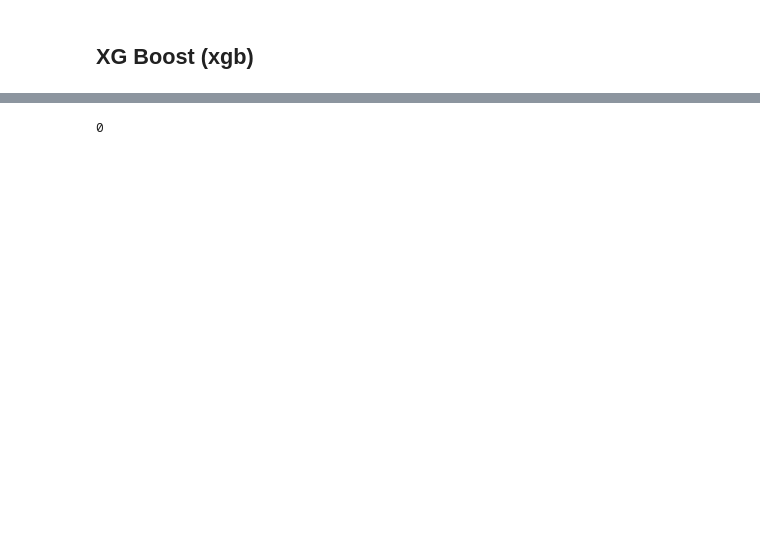
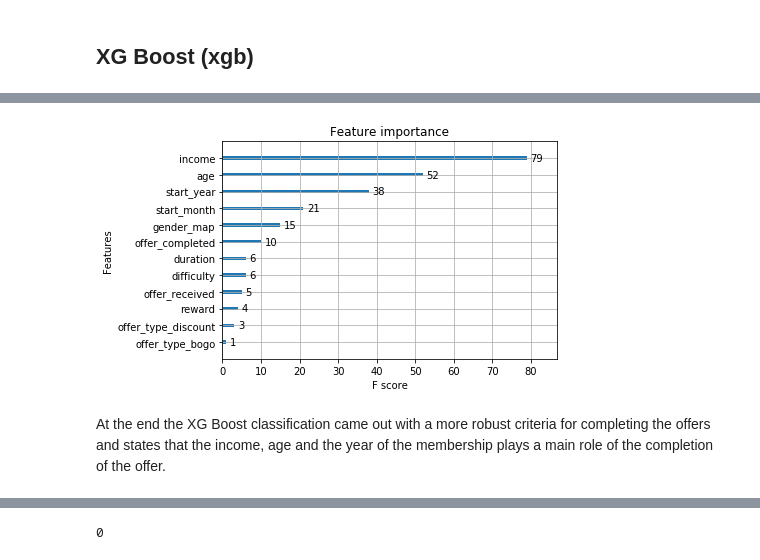
Before and after one commit to jose0628/Starbucks-Capstone-Challenge, a Jupyter notebook: Starbucks_Capstone_notebook.ipynb, the cells around one changed output, grey strips where cells are left out. Saved outputs shown, nothing was run; the diff lists cells and outputs as text; code cells hidden in the pictures; blank space fills up the shorter version.

```diff
--- a/Starbucks_Capstone_notebook.ipynb
+++ b/Starbucks_Capstone_notebook.ipynb
@@ -1096,2 +1106,12 @@ In the previous two models we have still not find a robust predictor, in order t
 # %% [markdown]
 ## XG Boost (xgb)
+# %%
+xbg_data = dataset.copy()
+
+X_xgb = xbg_data.drop(['offer_completed'], axis=1)
+y_xgb = xbg_data['offer_completed']
+
+data_dmatrix = xgb.DMatrix(data=X,label=y)
+
+X_train_xgb, X_test_xgb, y_train_xgb, y_test_xgb = train_test_split(X_xgb, y_xgb, test_size=0.3, random_state=123)
+X_train_xgb.shape, X_test_xgb.shape, y_train_xgb.shape, y_test_xgb.shape
@@ -1097,0 +1156,5 @@ In the previous two models we have still not find a robust predictor, in order t
+# %%
+params = {"objective":"reg:linear",'colsample_bytree': 0.3,'learning_rate': 0.1,'max_depth': 5, 'alpha': 10}
+cv_results = xgb.cv(dtrain=data_dmatrix, params=params, nfold=3,
+                    num_boost_round=50,early_stopping_rounds=10,metrics="rmse", as_pandas=True, seed=123)
+cv_results.head()
@@ -1097,0 +1179,2 @@ In the previous two models we have still not find a robust predictor, in order t
+# %%
+xg_reg = xgb.train(params=params, dtrain=data_dmatrix, num_boost_round=49)
@@ -1098 +1184,9 @@ In the previous two models we have still not find a robust predictor, in order t
+# %%
+xgb.plot_importance(xg_reg)
+plt.rcParams['figure.figsize'] = [5, 5]
+plt.show()
+# %% [output]
+[figure, added]
+# %% [markdown]
+At the end the XG Boost classification came out with a more robust criteria for completing the offers and states that the income, age and the year of the membership plays a main role of the completion of the offer.
 # %% [markdown]
```
Also changed, not shown: parts of 28 cells of this notebook, 1 other file.
